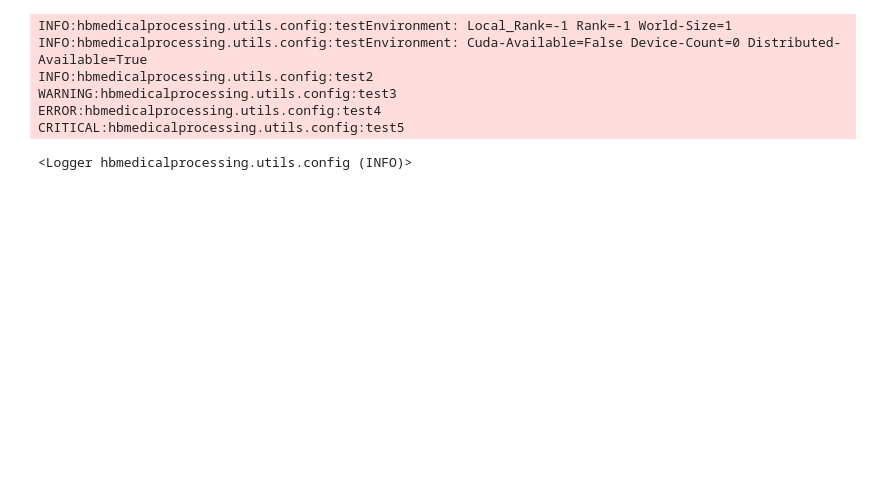
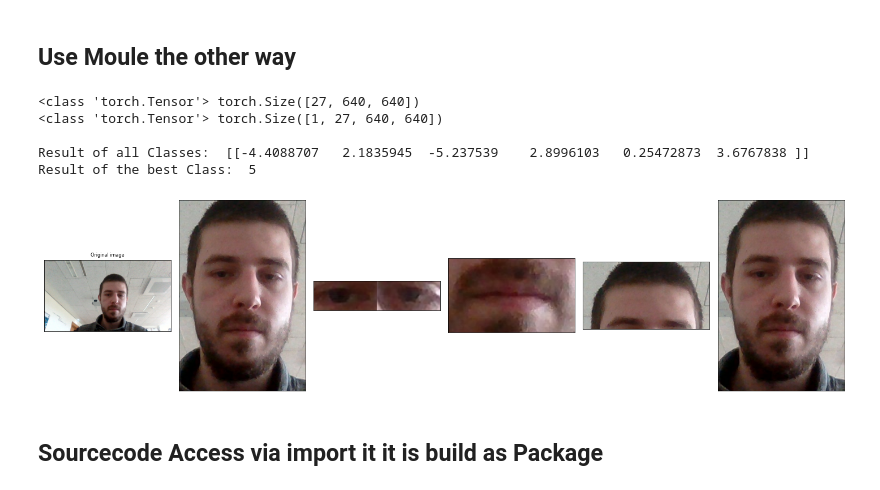
Before and after one commit to bar35643/House-Brackmann-Medical-Detection, a Jupyter notebook: source/hbmedicalprocessing/tutorial.ipynb, the cells around one changed output. Drawn from its saved outputs; the diff is of its cells as text; code cells hidden in the pictures; blank space fills up the shorter version.

```diff
--- a/source/hbmedicalprocessing/tutorial.ipynb
+++ b/source/hbmedicalprocessing/tutorial.ipynb
@@ -43,28 +56,14 @@ plt.show()
 <torch.optim.lr_scheduler.ChainedScheduler object at 0x...>
 {'_schedulers': [<torch.optim.lr_scheduler.CosineAnnealingLR object at 0x...>, <torch.optim.lr_scheduler.ExponentialLR object at 0x...>]}
 [figure]
-# %%
-import logging
-
-from hbmedicalprocessing.utils.config import LOGGER
-from hbmedicalprocessing.utils.general import set_logging
-
-logging.basicConfig(level=logging.INFO)
-
-print(LOGGER)
-
-set_logging("test")
-
-LOGGER.debug("test1")
-LOGGER.info("test2")
-LOGGER.warning("test3")
-LOGGER.error("test4")
-LOGGER.critical("test5")
-# %% [output]
-INFO:hbmedicalprocessing.utils.config:testEnvironment: Local_Rank=-1 Rank=-1 World-Size=1
-INFO:hbmedicalprocessing.utils.config:testEnvironment: Cuda-Available=False Device-Count=0 Distributed-Available=True
-INFO:hbmedicalprocessing.utils.config:test2
-WARNING:hbmedicalprocessing.utils.config:test3
-ERROR:hbmedicalprocessing.utils.config:test4
-CRITICAL:hbmedicalprocessing.utils.config:test5
-<Logger hbmedicalprocessing.utils.config (INFO)>
+# %% [markdown]
+## Use Moule the other way
+# %%
+import numpy as np
+
+from utils.pytorch_utils import select_device, load_model
+from utils.wrapper import Wrapper
+
+module = "hb_direct"
+path = "../../test_data/Muskeltransplantation/0001"
+wrap = Wrapper.instance()
@@ -70,0 +104,30 @@ CRITICAL:hbmedicalprocessing.utils.config:test5
+# %%
+img_list = wrap.get_cut_images_from_one(path, "01", ["symmetry", "eye", "mouth", "forehead", "hb_direct"]) #get cutted images from path/01.jpg
+plot(img_list)
+
+device = select_device("cpu")
+model = load_model("models", device, module) #Load Model
+model.eval()
+
+img = wrap.get_cat_tensor_from_module(path, module) #Conatenated Tensor
+
+print(type(img), img.shape)
+if len(img.shape) == 3:
+    img = img[None]  # expand for batch dim
+print(type(img), img.shape)
+
+pred = model(img.to(device)) #Predict image
+res = pred.detach().numpy()
+
+print("")
+print("Result of all Classes: ", res)
+print("Result of the best Class: ", np.argmax(res))
+# %% [output]
+<class 'torch.Tensor'> torch.Size([27, 640, 640])
+<class 'torch.Tensor'> torch.Size([1, 27, 640, 640])
+
+Result of all Classes:  [[-4.4088707   2.1835945  -5.237539    2.8996103   0.25472873  3.6767838 ]]
+Result of the best Class:  5
+[figure, added]
+# %% [markdown]
+## Sourcecode Access via import it it is build as Package
```
Also changed, not shown: parts of 24 cells of this notebook, 32 other files.
